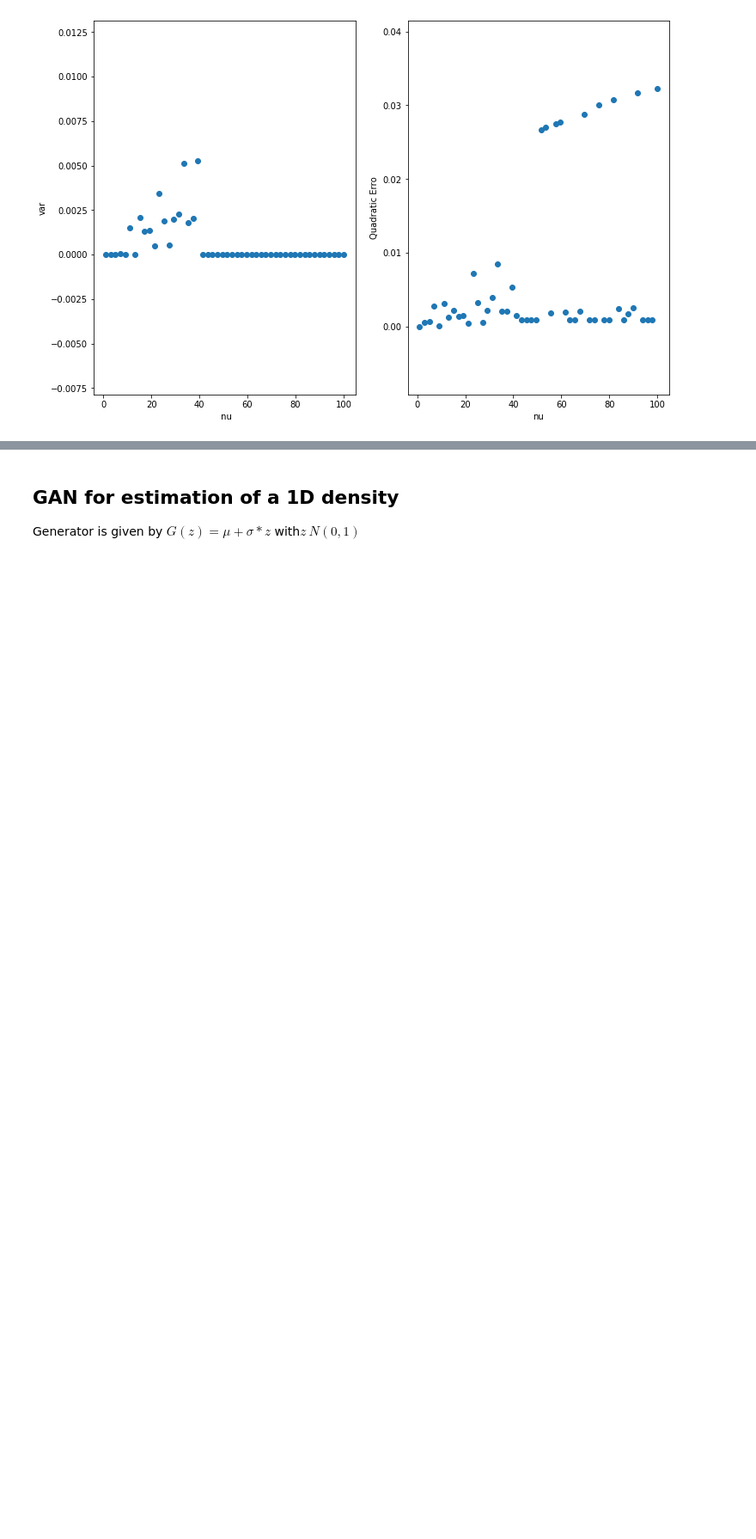
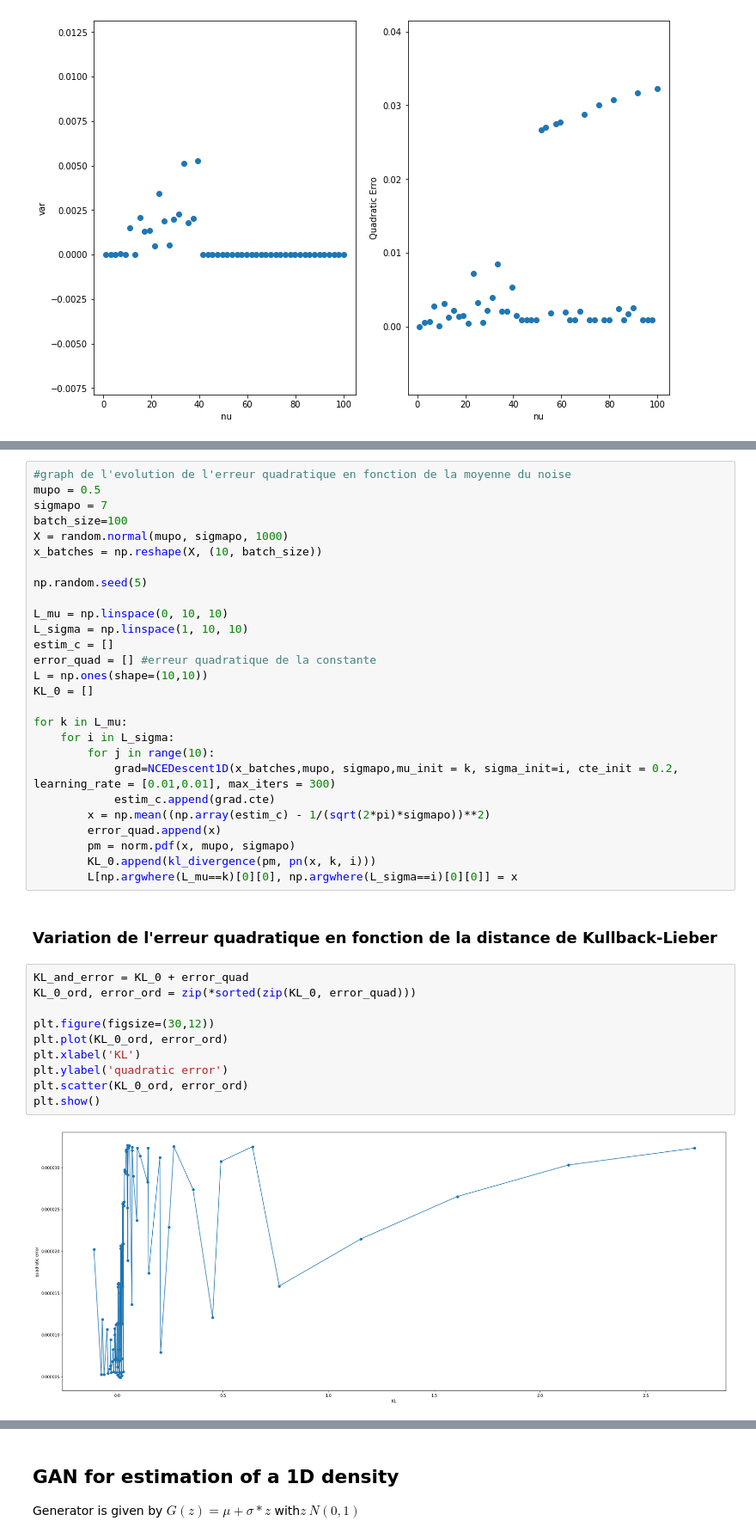
Before and after one commit to alakachr/NCE_GAN, a Jupyter notebook: NCE_GAN.ipynb, the cells around one changed output, grey strips where cells are left out. Shown: that part at 86% size. Drawn from its saved outputs; the diff is of its cells as text; blank space fills up the shorter version.

```diff
--- a/NCE_GAN.ipynb
+++ b/NCE_GAN.ipynb
@@ -312,0 +313,41 @@ ax2.set(xlabel='nu',ylabel='Quadratic Erro')
+# %%
+#graph de l'evolution de l'erreur quadratique en fonction de la moyenne du noise
+mupo = 0.5
+sigmapo = 7
+batch_size=100
+X = random.normal(mupo, sigmapo, 1000)
+x_batches = np.reshape(X, (10, batch_size))
+
+np.random.seed(5)
+
+L_mu = np.linspace(0, 10, 10)
+L_sigma = np.linspace(1, 10, 10)
+estim_c = []
+error_quad = [] #erreur quadratique de la constante
+L = np.ones(shape=(10,10))
+KL_0 = []
+
+for k in L_mu:
+    for i in L_sigma:
+        for j in range(10):
+            grad=NCEDescent1D(x_batches,mupo, sigmapo,mu_init = k, sigma_init=i, cte_init = 0.2, learning_rate = [0.01,0.01], max_iters = 300)
+            estim_c.append(grad.cte)
+        x = np.mean((np.array(estim_c) - 1/(sqrt(2*pi)*sigmapo))**2)
+        error_quad.append(x)
+        pm = norm.pdf(x, mupo, sigmapo)
+        KL_0.append(kl_divergence(pm, pn(x, k, i)))
+        L[np.argwhere(L_mu==k)[0][0], np.argwhere(L_sigma==i)[0][0]] = x
+# %% [markdown]
+### Variation de l'erreur quadratique en fonction de la distance de Kullback-Lieber
+# %%
+KL_and_error = KL_0 + error_quad
+KL_0_ord, error_ord = zip(*sorted(zip(KL_0, error_quad)))
+
+plt.figure(figsize=(30,12))
+plt.plot(KL_0_ord, error_ord)
+plt.xlabel('KL')
+plt.ylabel('quadratic error')
+plt.scatter(KL_0_ord, error_ord)
+plt.show()
+# %% [output]
+[figure, added]
```
Also changed, not shown: parts of 7 cells of this notebook.
